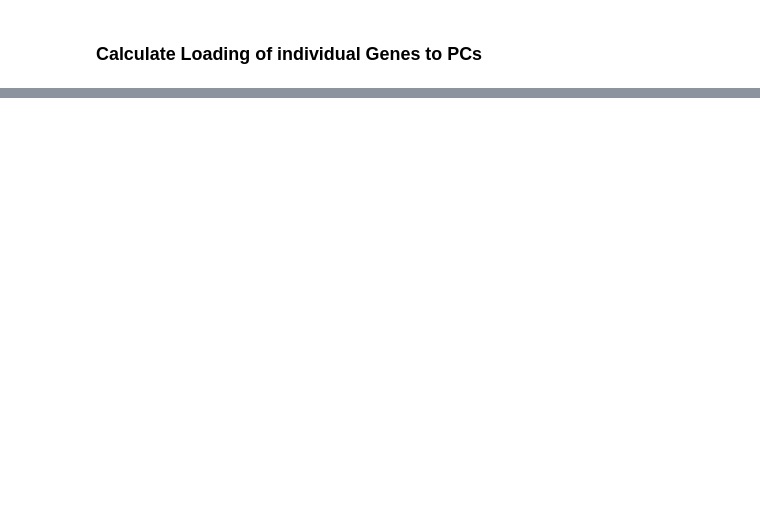
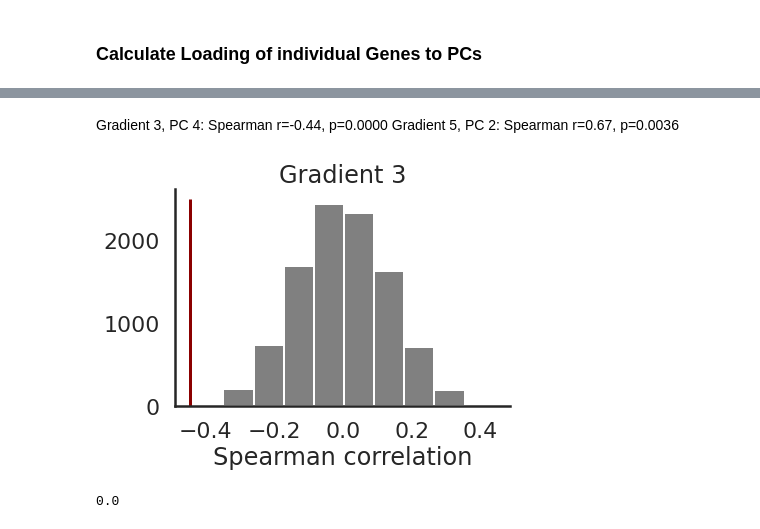
Before and after one commit to juhuntenburg/mouse_gradients, a Jupyter notebook: 07_Gene_expression.ipynb, the cells around one changed output, grey strips where cells are left out. Saved outputs shown, nothing was run; the diff lists cells and outputs as text; code cells hidden in the pictures; blank space fills up the shorter version.

Commit message:
surrogate stats

```diff
--- a/07_Gene_expression.ipynb
+++ b/07_Gene_expression.ipynb
@@ -219,11 +236,3 @@ for i in range(6):
 # %%
 pcs = np.load(data_dir + 'results/gene_expression/pca_components.npy')[:,:6]
+gradients = np.load('/home/julia/data/gradients/results/embedding/embed.npy')[:,:6]
-# %%
-sns.set()
-fig = plt.figure()
-sampled_fit(pcs[:,0],
-            data_dir+"results/null_models/volume/distmat.npy",
-            data_dir+"results/null_models/volume/index.npy",
-            deltas=[0.1,0.2,0.3,0.4,0.5,0.6,0.7,0.8,0.9],
-            ns=100,
-            nsurr=100)
@@ -239,0 +239,12 @@ sampled = Sampled(pcs[:,0],
+# %%
+for g in range(6):
+    for p in range(6):
+        rs = []
+        surrogates = np.load(data_dir + 'results/null_models/volume/surrogates/vol{}_surrogates.npy'.format(g))
+        for s in range(10000):
+            r_val, _ = stats.spearmanr(surrogates[s,:], pcs[:,p])
+            rs.append(r_val)
+
+        r_val, _ = stats.spearmanr(gradients[:,g], pcs[:,p])
+        p_val = np.where(np.abs(rs)>=np.abs(r_val))[0].shape[0] / (len(rs)+1) * 36
+        print('Gradient {}, PC {}: Spearman r={:.2f}, p={:.4f}'.format(g+1, p+1, r_val, p_val))
@@ -239,0 +270,30 @@ sampled = Sampled(pcs[:,0],
+# %% [markdown]
+Gradient 3, PC 4: Spearman r=-0.44, p=0.0000
+Gradient 5, PC 2: Spearman r=0.67, p=0.0036
+# %%
+sns.set_style('white')
+sns.set_context('poster')
+# %%
+g=2
+p=3
+
+rs = []
+surrogates = np.load(data_dir + 'results/null_models/volume/surrogates/vol{}_surrogates.npy'.format(g))
+for s in range(10000):
+    r_val, _ = stats.spearmanr(surrogates[s,:], pcs[:,p])
+    rs.append(r_val)
+
+r_val, _ = stats.spearmanr(gradients[:,g], pcs[:,p])
+p_val = np.where(np.abs(rs)>=np.abs(r_val))[0].shape[0] / (len(rs)+1)
+
+plt.hist(rs, color='grey', label='Surrogate maps')
+plt.vlines(r_val, 0,2500, color='darkred', label='Gradient {}, Gene PC {}'.format(g+1, p+1))
+plt.xlabel('Spearman correlation')
+plt.title('Gradient {}'.format(g+1))
+sns.despine()
+# %% [output]
+[figure, added]
+# %%
+p_val
+# %% [output]
+0.0
```
Also changed, not shown: parts of 18 cells of this notebook, 1 other file.
